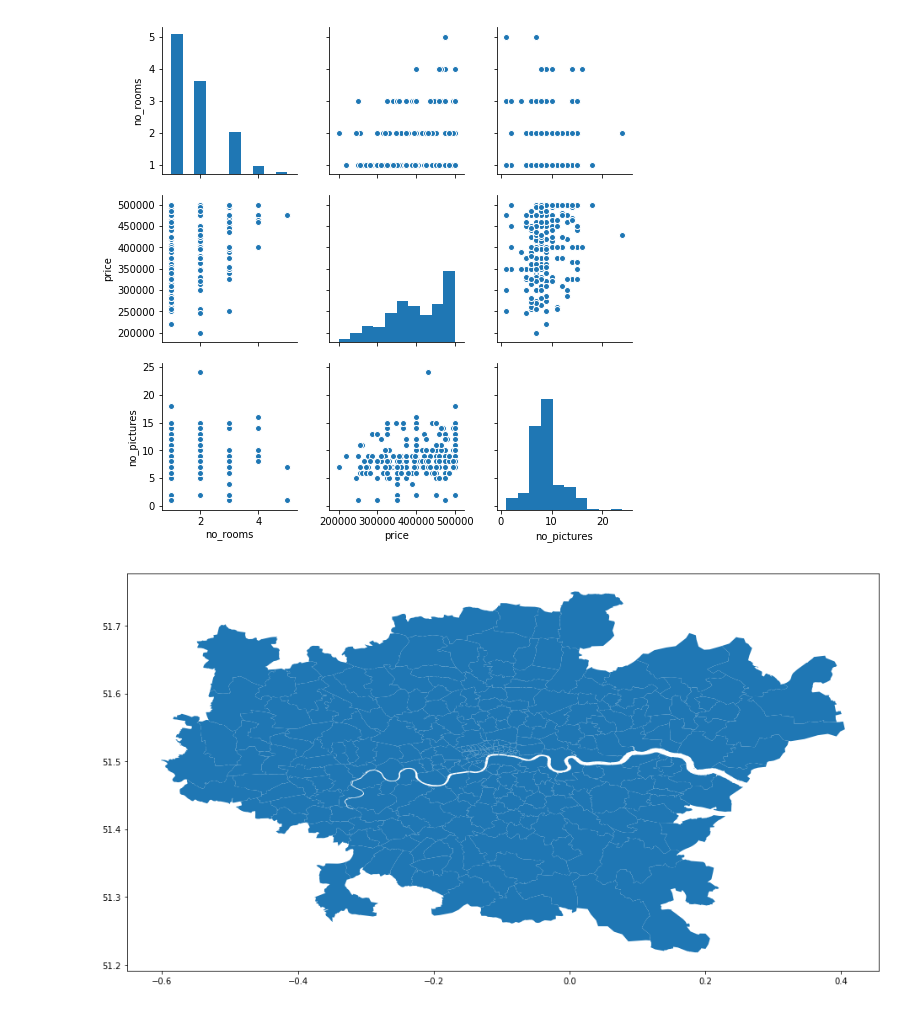
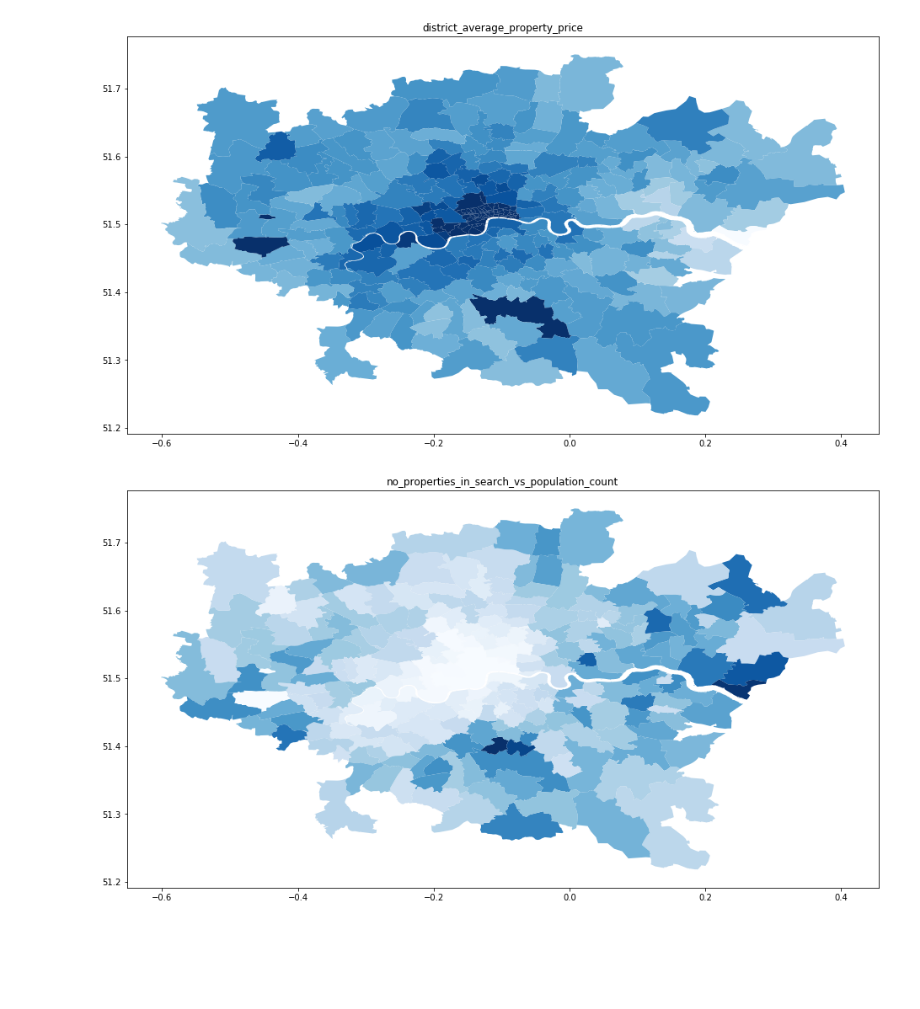
Before and after one commit to jackcballinger/housing, a Jupyter notebook: mapping.ipynb, the cells around one changed output. Saved outputs shown, nothing was run; the diff lists cells and outputs as text; code cells hidden in the pictures; blank space fills up the shorter version.

```diff
--- a/mapping.ipynb
+++ b/mapping.ipynb
@@ -7 +10,5 @@ import geopandas as gpd
+# %%
+district_list = pd.read_csv('C:/Users/ballinj/housing/london_district_codes.csv', index_col=False)['district'].tolist()
+district_links = pd.read_csv('london_district_codes.csv')
+district_shape_file = 'C:/Users/ballinj/housing/ballinger_house_hunter/london_postal_districts_wgs84.shp'
 # %%
@@ -13,0 +21,6 @@ df = df.reset_index(drop=True)
+# %%
+london_df = pd.read_csv('data/london/rightmove/properties_by_district_2019-03-02.csv')
+london_df = london_df[(london_df['price'] != 'POA') & (london_df['price'] != 'Offers Invited') & (london_df['price'] != 'Coming Soon')]
+london_df['price'] = pd.to_numeric(london_df['price'])
+london_df = london_df.reset_index(drop=True)
+london_df['added/reduced_date'] = pd.to_datetime(london_df['added/reduced_date'], format='%d/%m/%Y')
@@ -47,8 +75,8 @@ plt.show()
 # %%
 fig, ax = plt.subplots(figsize=(16,9))
 
-df['date_reduced/added'] = pd.to_datetime(df['date_reduced/added'])
-df_added = df.set_index('date_reduced/added').resample('M')['price'].count().plot(ax=ax)
+london_df['added/reduced_date'] = pd.to_datetime(london_df['added/reduced_date'])
+df_added = london_df.set_index('added/reduced_date').resample('M')['price'].count().plot(ax=ax)
 
 plt.show()
 # %% [output]
@@ -55,0 +84,17 @@ plt.show()
+# %%
+map_df = gpd.read_file(district_shape_file)
+map_df = map_df.set_index('postdist')
+
+district_df = district_links.set_index('district')
+
+map_df = pd.concat([map_df, district_df], axis=1)
+
+mean_district_price = london_df.groupby('district')['price'].mean()
+mean_district_price_df = pd.DataFrame(mean_district_price)
+mean_district_price_df = mean_district_price_df.reindex(district_list, fill_value=mean_district_price_df['price'].max())
+
+map_df = pd.concat([map_df, mean_district_price_df], axis=1)
+map_df = map_df[np.isfinite(map_df['price'])]
+
+map_df['no_properties/population'] = map_df['no_properties']/map_df['pccnt']
+map_df['no_properties/population'] = map_df['no_properties/population'].fillna(0)
@@ -56,8 +121,10 @@ plt.show()
 # %%
-# fig, ax = plt.subplots(figsize=(16,9))
+fig, ax = plt.subplots(figsize=(16,9))
 
-sns.pairplot(df[['no_rooms','price','no_pictures']])
+map_df.plot(column='price', cmap='Blues', ax=ax)
+
+ax.set(title='district_average_property_price')
 
 plt.show()
 # %% [output]
-[figure, old version]
+[figure, new version]
@@ -73,6 +131,10 @@ map_df = pd.concat([map_df, district_links], axis=1)
 # %%
 fig, ax = plt.subplots(figsize=(16,9))
-map_df.plot(ax=ax)
+
+map_df.plot(column='no_properties/population', cmap='Blues', ax=ax)
+
+ax.set(title='no_properties_in_search_vs_population_count')
+
 plt.show()
 # %% [output]
-[figure, old version]
+[figure, new version]
```
Also changed, not shown: parts of 17 cells of this notebook, 5 other files.
